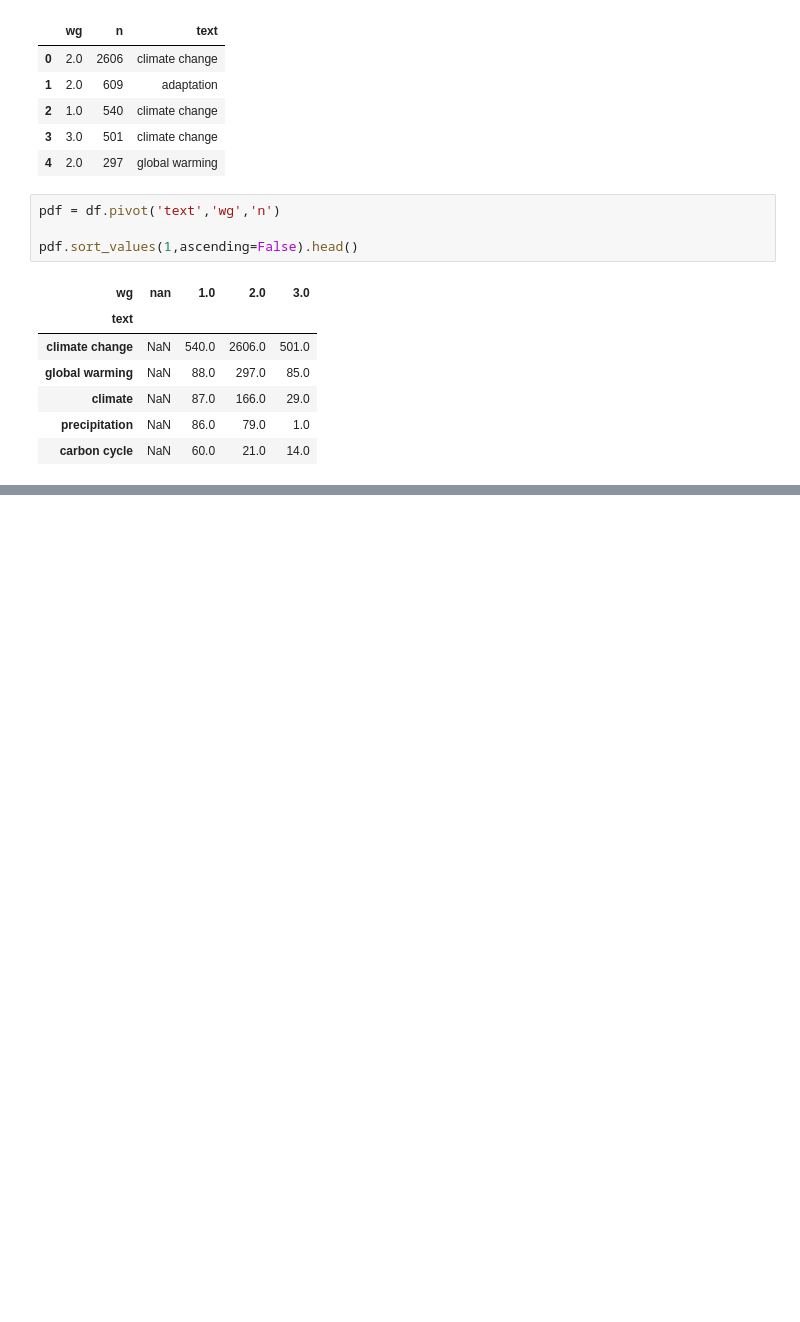
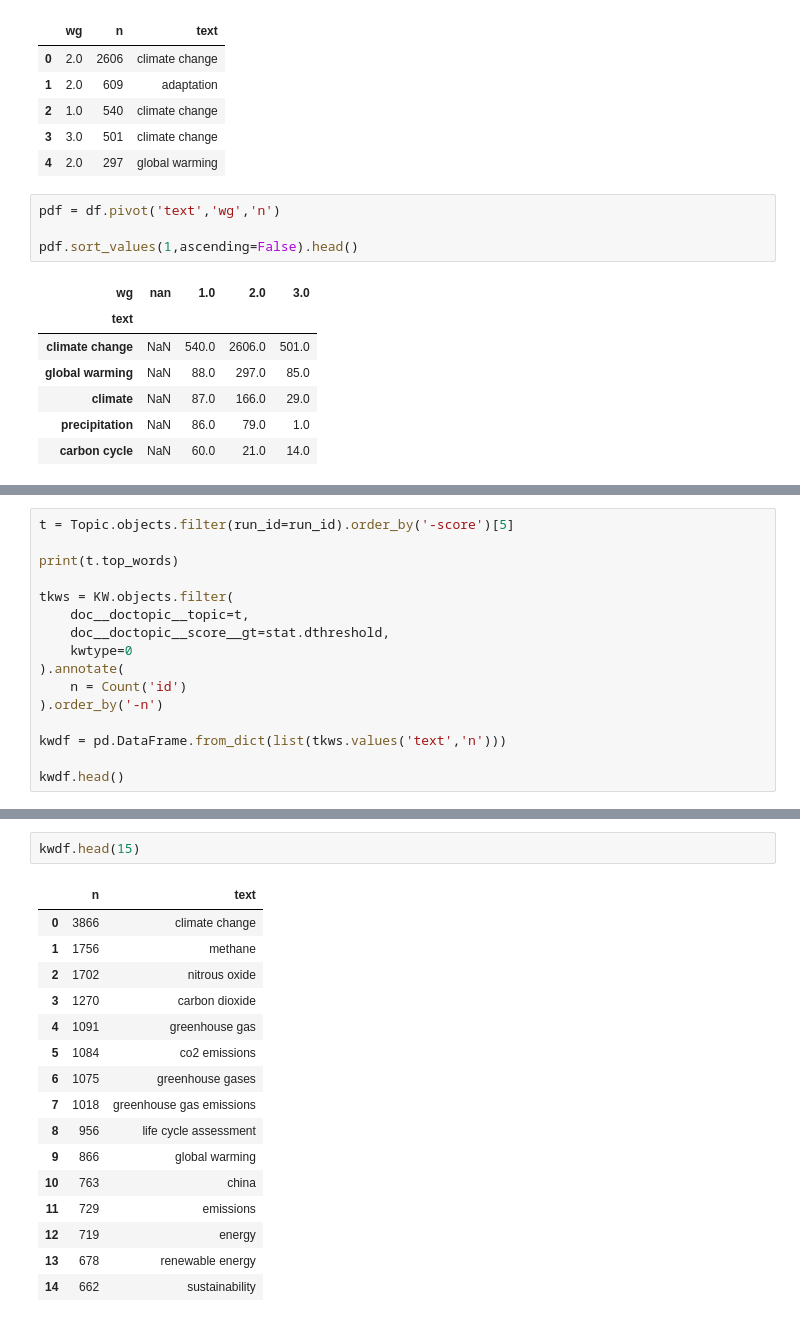
Before and after one commit to mcallaghan/cc-topography, a Jupyter notebook: code/keywords.ipynb, the cells around one changed output, grey strips where cells are left out. Cells and saved outputs as stored; diff of their text form; blank space fills up the shorter version.

Commit message:
mixture topics

```diff
--- a/code/keywords.ipynb
+++ b/code/keywords.ipynb
@@ -182,0 +195,16 @@ ValueError: expected an element of List(String), got seq with invalid items [327
+# %%
+t = Topic.objects.filter(run_id=run_id).order_by('-score')[5]
+
+print(t.top_words)
+
+tkws = KW.objects.filter(
+    doc__doctopic__topic=t,
+    doc__doctopic__score__gt=stat.dthreshold,
+    kwtype=0
+).annotate(
+    n = Count('id')
+).order_by('-n')
+
+kwdf = pd.DataFrame.from_dict(list(tkws.values('text','n')))
+
+kwdf.head()
@@ -182,0 +219,19 @@ ValueError: expected an element of List(String), got seq with invalid items [327
+# %%
+kwdf.head(15)
+# %% [output]
+|  | n | text |
+| 0 | 3866 | climate change |
+| 1 | 1756 | methane |
+| 2 | 1702 | nitrous oxide |
+| 3 | 1270 | carbon dioxide |
+| 4 | 1091 | greenhouse gas |
+| 5 | 1084 | co2 emissions |
+| 6 | 1075 | greenhouse gases |
+| 7 | 1018 | greenhouse gas emissions |
+| 8 | 956 | life cycle assessment |
+| 9 | 866 | global warming |
+| 10 | 763 | china |
+| 11 | 729 | emissions |
+| 12 | 719 | energy |
+| 13 | 678 | renewable energy |
+| 14 | 662 | sustainability |
```
Also changed, not shown: parts of 11 cells of this notebook, 7 other files.
